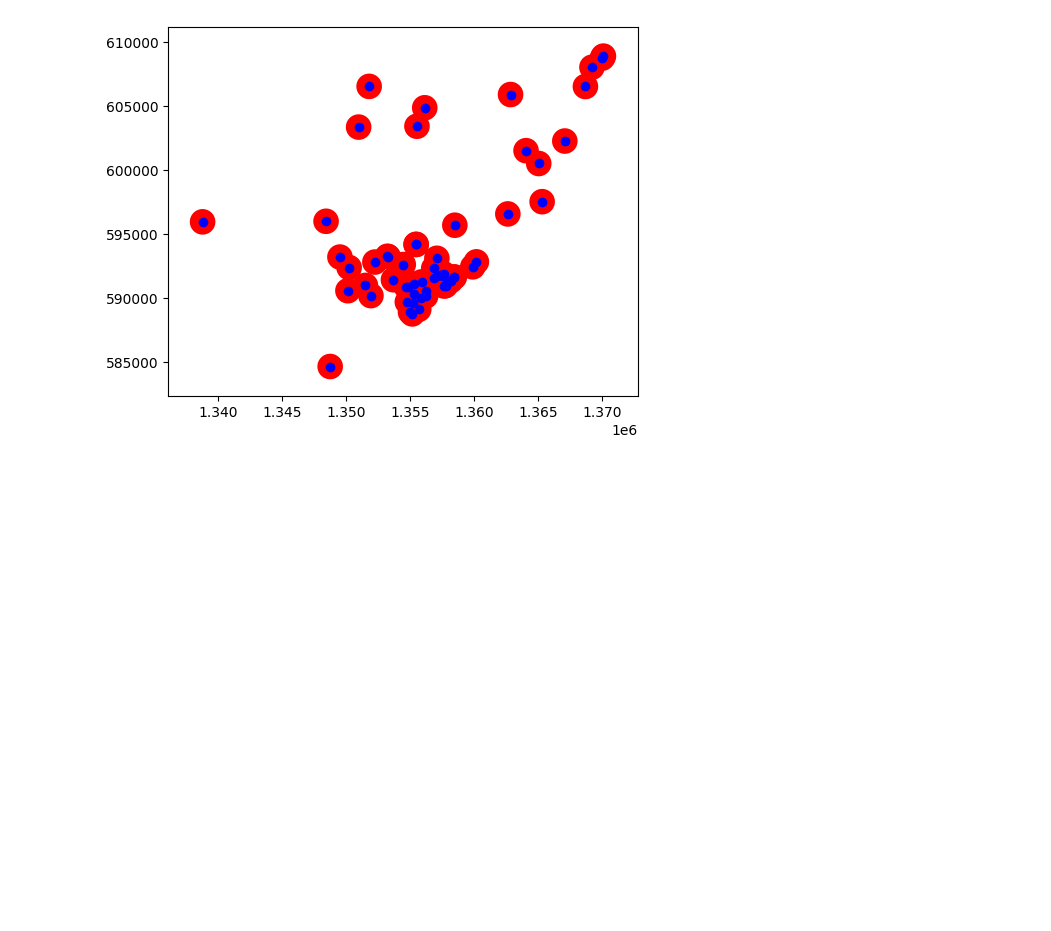
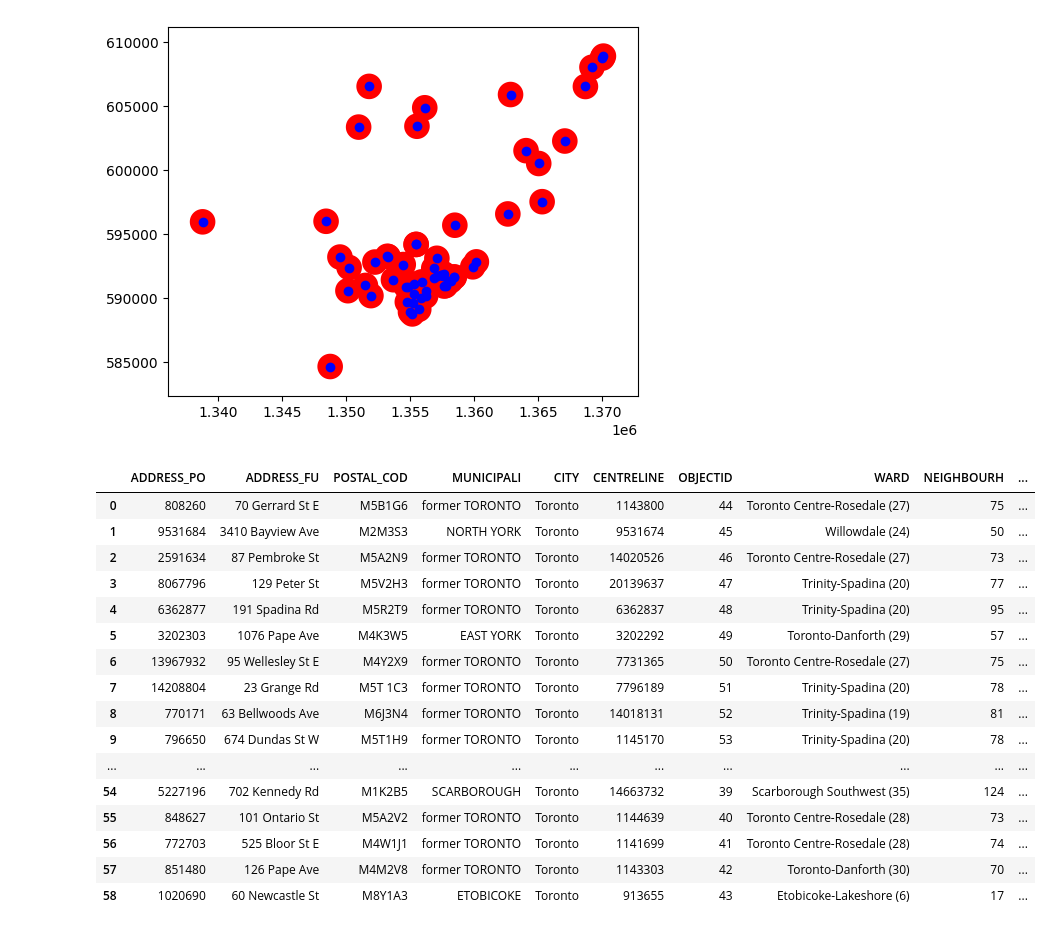
Before and after one commit to cghr-toronto/msa-2024-internship, a Jupyter notebook: experiments/manipulate.ipynb, the cells around one changed output. Drawn from its saved outputs; the diff is of its cells as text; code cells hidden in the pictures; blank space fills up the shorter version.

```diff
--- a/experiments/manipulate.ipynb
+++ b/experiments/manipulate.ipynb
@@ -68,6 +68,26 @@ shelterscrs.plot(ax=base,color="blue")
 # %% [output]
 <Axes: >
 [figure]
+# %%
+shelters
+# %% [output]
+|  | ADDRESS_PO | ADDRESS_FU | POSTAL_COD | MUNICIPALI | CITY | CENTRELINE | OBJECTID | WARD | NEIGHBOURH | ... |
+| 0 | 808260 | 70 Gerrard St E | M5B1G6 | former TORONTO | Toronto | 1143800 | 44 | Toronto Centre-Rosedale (27) | 75 | ... |
+| 1 | 9531684 | 3410 Bayview Ave | M2M3S3 | NORTH YORK | Toronto | 9531674 | 45 | Willowdale (24) | 50 | ... |
+| 2 | 2591634 | 87 Pembroke St | M5A2N9 | former TORONTO | Toronto | 14020526 | 46 | Toronto Centre-Rosedale (27) | 73 | ... |
+| 3 | 8067796 | 129 Peter St | M5V2H3 | former TORONTO | Toronto | 20139637 | 47 | Trinity-Spadina (20) | 77 | ... |
+| 4 | 6362877 | 191 Spadina Rd | M5R2T9 | former TORONTO | Toronto | 6362837 | 48 | Trinity-Spadina (20) | 95 | ... |
+| 5 | 3202303 | 1076 Pape Ave | M4K3W5 | EAST YORK | Toronto | 3202292 | 49 | Toronto-Danforth (29) | 57 | ... |
+| 6 | 13967932 | 95 Wellesley St E | M4Y2X9 | former TORONTO | Toronto | 7731365 | 50 | Toronto Centre-Rosedale (27) | 75 | ... |
+| 7 | 14208804 | 23 Grange Rd | M5T 1C3 | former TORONTO | Toronto | 7796189 | 51 | Trinity-Spadina (20) | 78 | ... |
+| 8 | 770171 | 63 Bellwoods Ave | M6J3N4 | former TORONTO | Toronto | 14018131 | 52 | Trinity-Spadina (19) | 81 | ... |
+| 9 | 796650 | 674 Dundas St W | M5T1H9 | former TORONTO | Toronto | 1145170 | 53 | Trinity-Spadina (20) | 78 | ... |
+| ... | ... | ... | ... | ... | ... | ... | ... | ... | ... | ... |
+| 54 | 5227196 | 702 Kennedy Rd | M1K2B5 | SCARBOROUGH | Toronto | 14663732 | 39 | Scarborough Southwest (35) | 124 | ... |
+| 55 | 848627 | 101 Ontario St | M5A2V2 | former TORONTO | Toronto | 1144639 | 40 | Toronto Centre-Rosedale (28) | 73 | ... |
+| 56 | 772703 | 525 Bloor St E | M4W1J1 | former TORONTO | Toronto | 1141699 | 41 | Toronto Centre-Rosedale (28) | 74 | ... |
+| 57 | 851480 | 126 Pape Ave | M4M2V8 | former TORONTO | Toronto | 1143303 | 42 | Toronto-Danforth (30) | 70 | ... |
+| 58 | 1020690 | 60 Newcastle St | M8Y1A3 | ETOBICOKE | Toronto | 913655 | 43 | Etobicoke-Lakeshore (6) | 17 | ... |
 # %%
 waste = gpd.read_file("data/waste.geojson")
 wastecrs = waste.to_crs("ESRI:102002")
```
Also changed, not shown: 2 other files.
